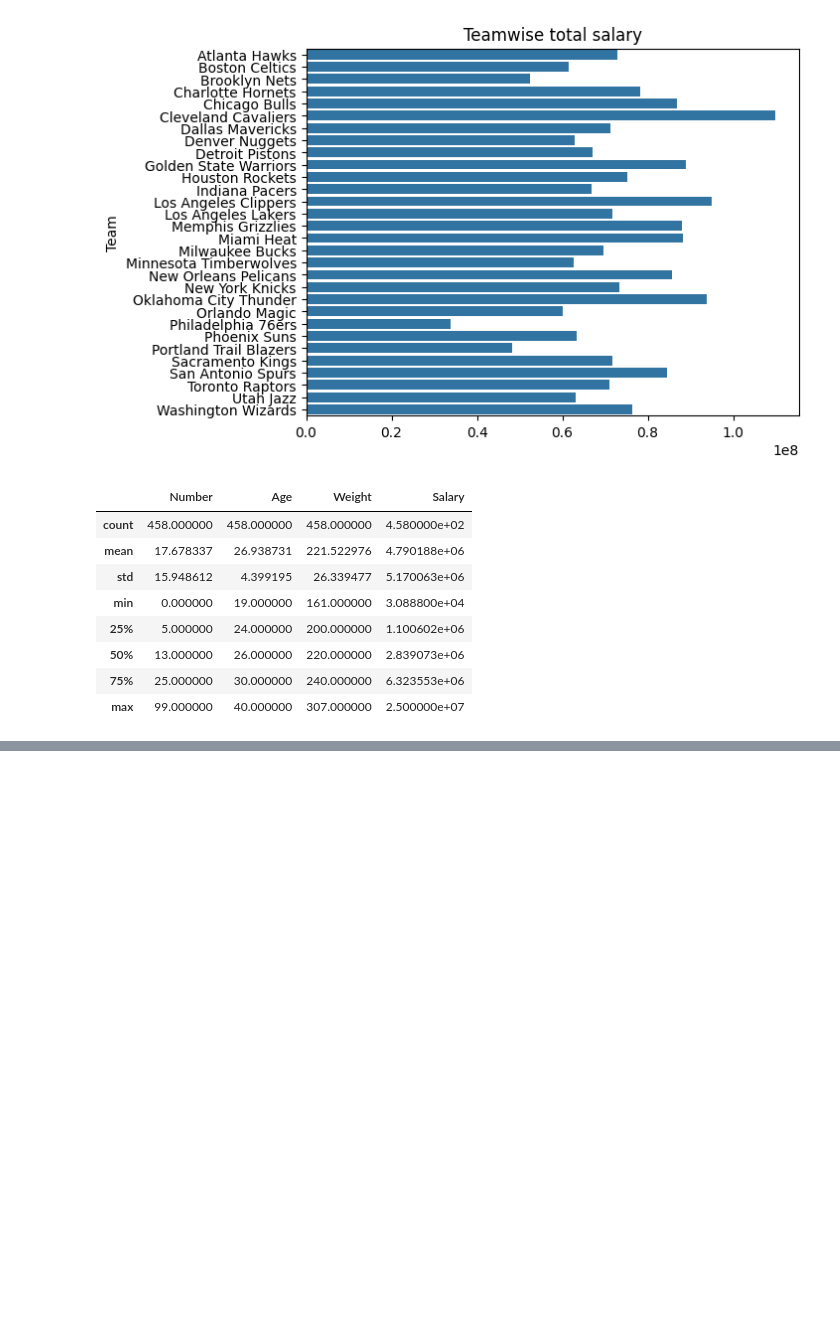
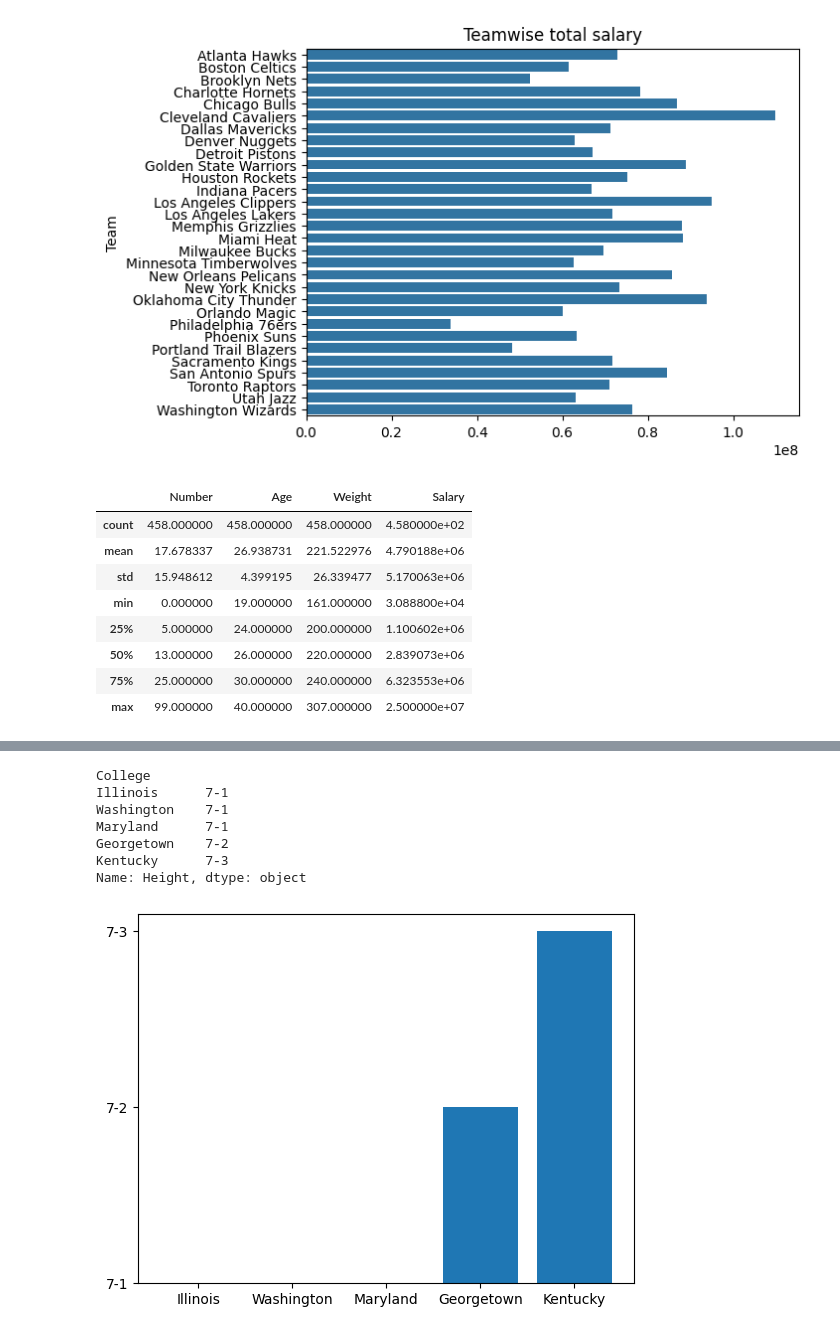
Before and after one commit to PmCoder26/green-ai-project, a Jupyter notebook: src/day_3_2.ipynb, the cells around one changed output, grey strips where cells are left out. Cells and saved outputs as stored; diff of their text form; code cells hidden in the pictures; blank space fills up the shorter version.

```diff
--- a/src/day_3_2.ipynb
+++ b/src/day_3_2.ipynb
@@ -133,0 +158,13 @@ df.describe()
+# %%
+ans = df.groupby('College')['Height'].max().sort_values().tail(5)
+plt.bar(ans.index, ans.values)
+ans
+# %% [output]
+College
+Illinois      7-1
+Washington    7-1
+Maryland      7-1
+Georgetown    7-2
+Kentucky      7-3
+Name: Height, dtype: object
+[figure, added]
```
Also changed, not shown: parts of 6 cells of this notebook.
